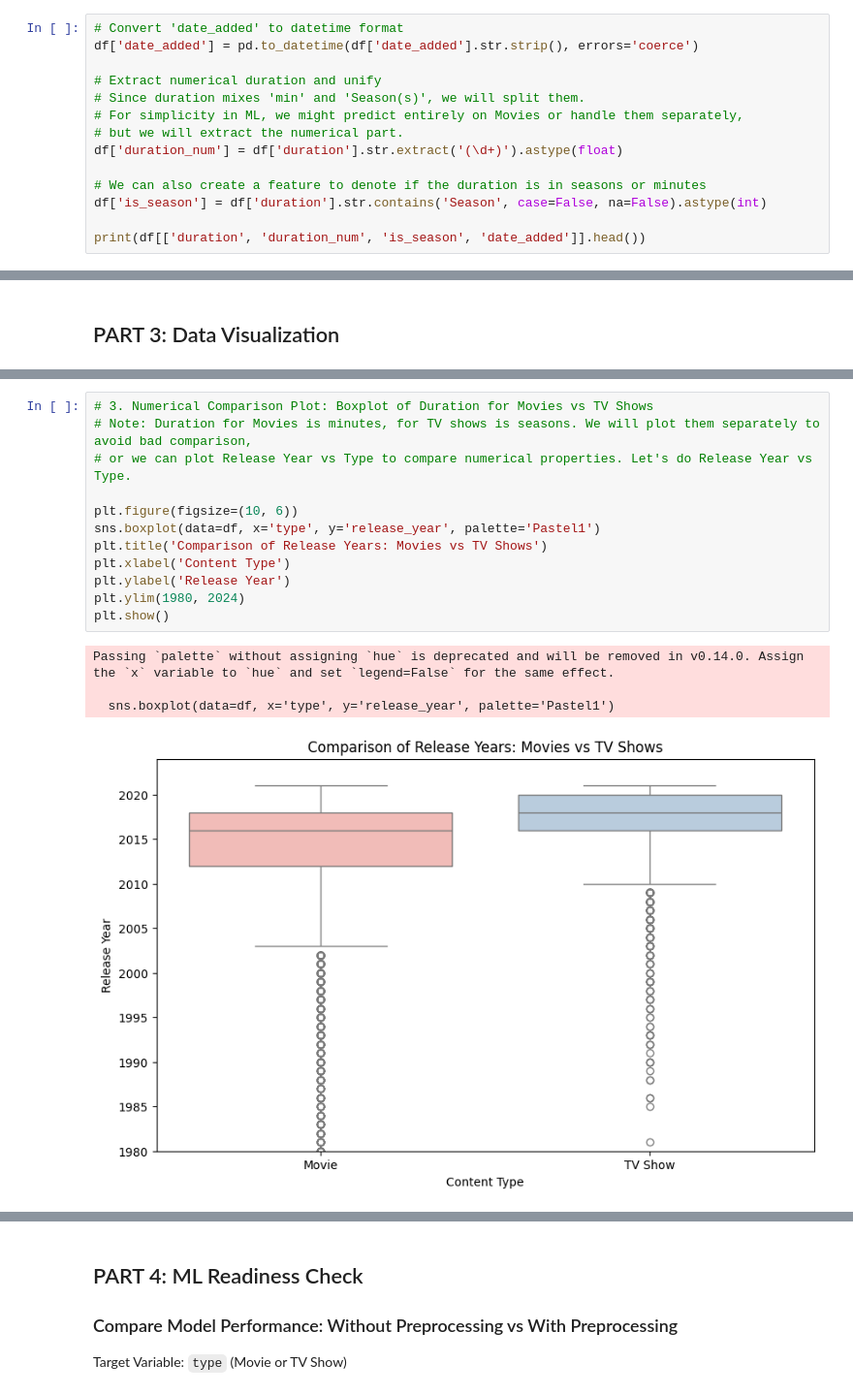
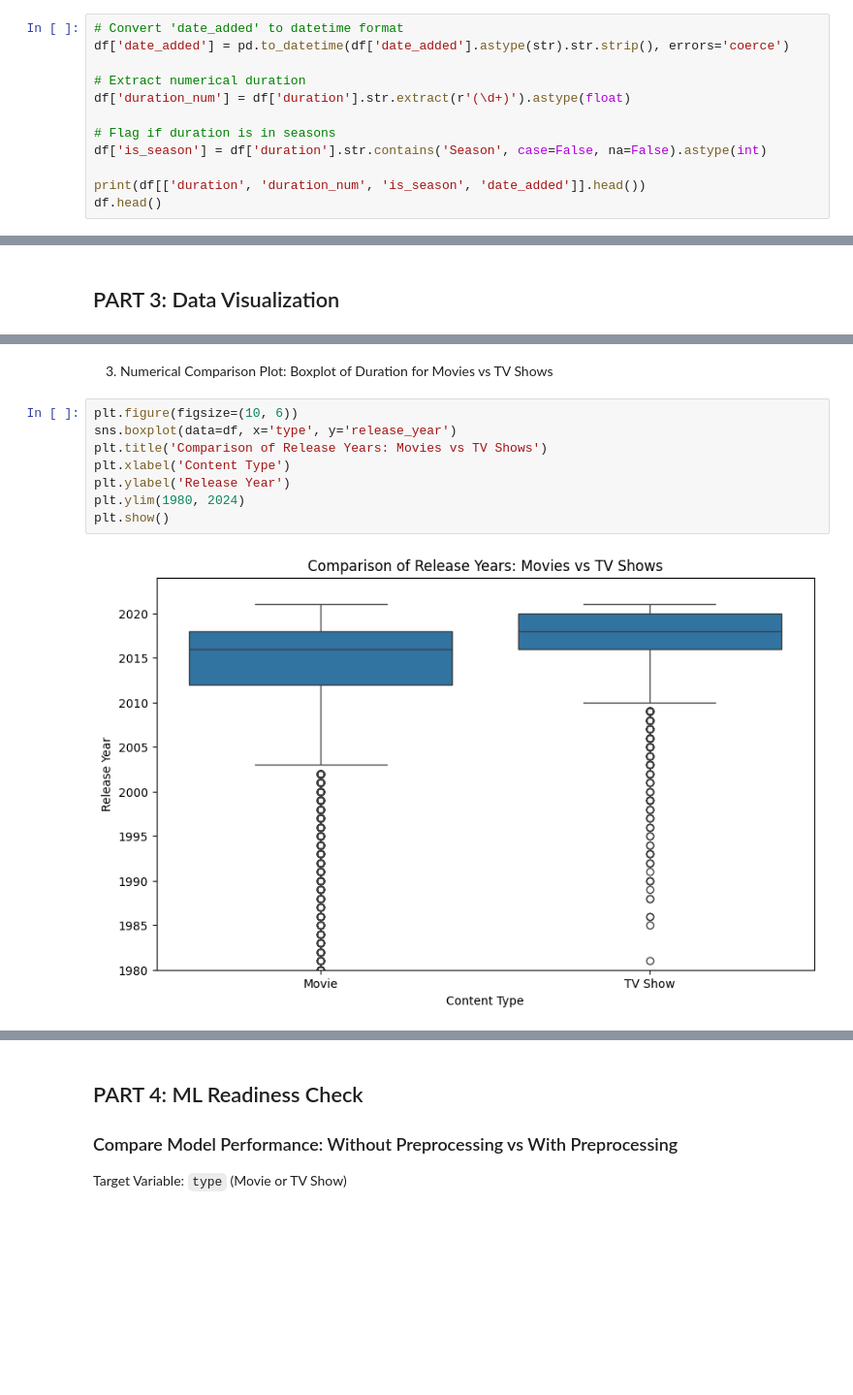
Before and after one commit to KritikaChoudhary2708/ML-ops, a Jupyter notebook: assignment/G25AIT1078.ipynb, the cells around one changed output, grey strips where cells are left out. Shown at 97% size. Cells and saved outputs as stored; diff of their text form; blank space fills up the shorter version.

```diff
--- a/assignment/G25AIT1078.ipynb
+++ b/assignment/G25AIT1078.ipynb
@@ -114,18 +149,16 @@ dtype: int64
 ### 2.2 Convert data into correct formats (dates, duration)
 # %%
 # Convert 'date_added' to datetime format
-df['date_added'] = pd.to_datetime(df['date_added'].str.strip(), errors='coerce')
+df['date_added'] = pd.to_datetime(df['date_added'].astype(str).str.strip(), errors='coerce')
 
-# Extract numerical duration and unify
-# Since duration mixes 'min' and 'Season(s)', we will split them.
-# For simplicity in ML, we might predict entirely on Movies or handle them separately,
-# but we will extract the numerical part.
-df['duration_num'] = df['duration'].str.extract('(\d+)').astype(float)
+# Extract numerical duration
+df['duration_num'] = df['duration'].str.extract(r'(\d+)').astype(float)
 
-# We can also create a feature to denote if the duration is in seasons or minutes
+# Flag if duration is in seasons
 df['is_season'] = df['duration'].str.contains('Season', case=False, na=False).astype(int)
 
 print(df[['duration', 'duration_num', 'is_season', 'date_added']].head())
+df.head()
 # %% [output]
     duration  duration_num  is_season date_added
 0     90 min          90.0          0 2021-09-25
@@ -200,18 +238,13 @@ Passing `palette` without assigning `hue` is deprecated and will be removed in v
+# %% [markdown]
+3. Numerical Comparison Plot: Boxplot of Duration for Movies vs TV Shows
 # %%
-# 3. Numerical Comparison Plot: Boxplot of Duration for Movies vs TV Shows
-# Note: Duration for Movies is minutes, for TV shows is seasons. We will plot them separately to avoid bad comparison,
-# or we can plot Release Year vs Type to compare numerical properties. Let's do Release Year vs Type.
-
 plt.figure(figsize=(10, 6))
-sns.boxplot(data=df, x='type', y='release_year', palette='Pastel1')
+sns.boxplot(data=df, x='type', y='release_year')
 plt.title('Comparison of Release Years: Movies vs TV Shows')
 plt.xlabel('Content Type')
 plt.ylabel('Release Year')
 plt.ylim(1980, 2024)
 plt.show()
 # %% [output]
-Passing `palette` without assigning `hue` is deprecated and will be removed in v0.14.0. Assign the `x` variable to `hue` and set `legend=False` for the same effect.
-
-  sns.boxplot(data=df, x='type', y='release_year', palette='Pastel1')
-[figure, old version]
+[figure, new version]
 # %% [markdown]
```
Also changed, not shown: parts of 41 cells of this notebook.
